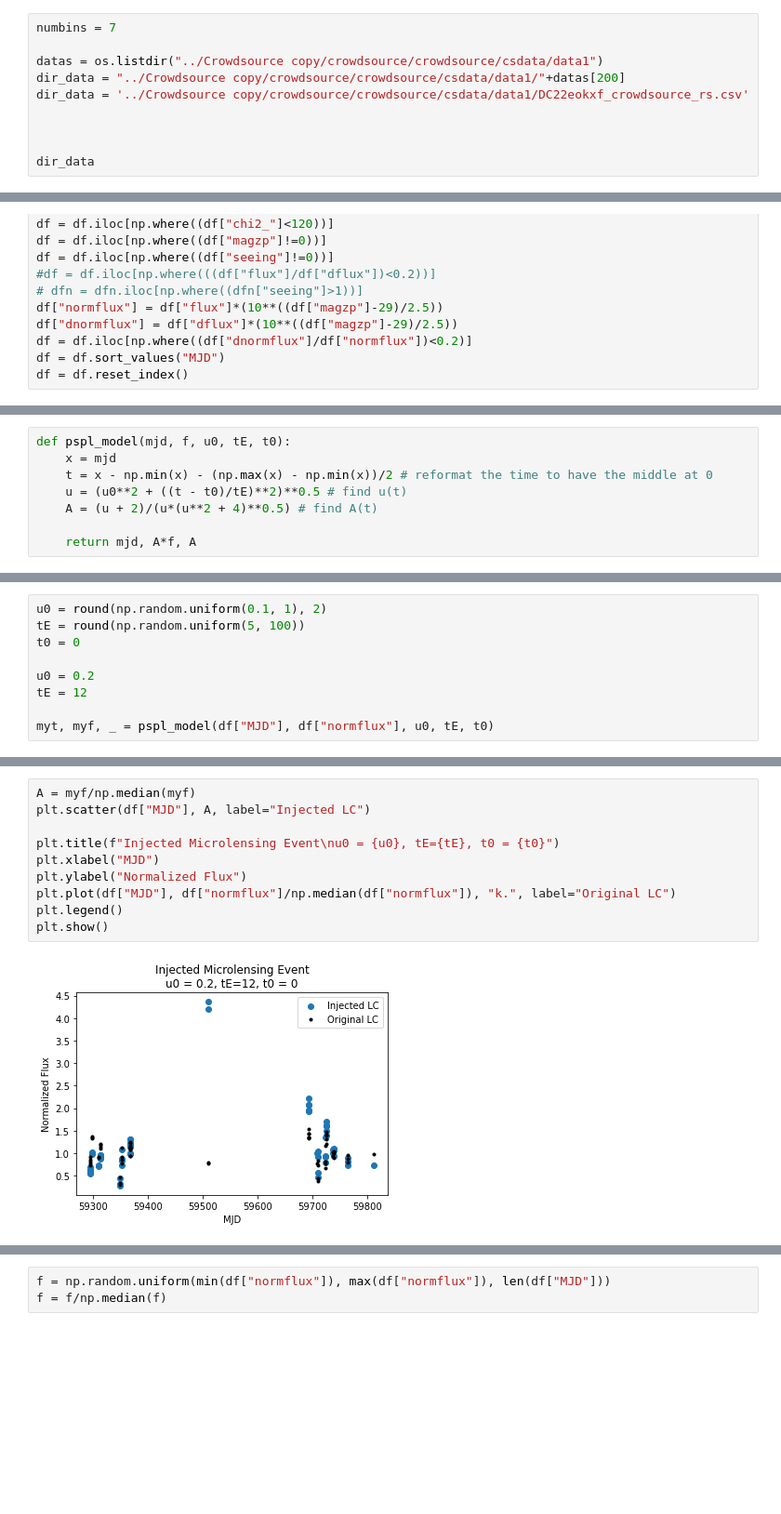
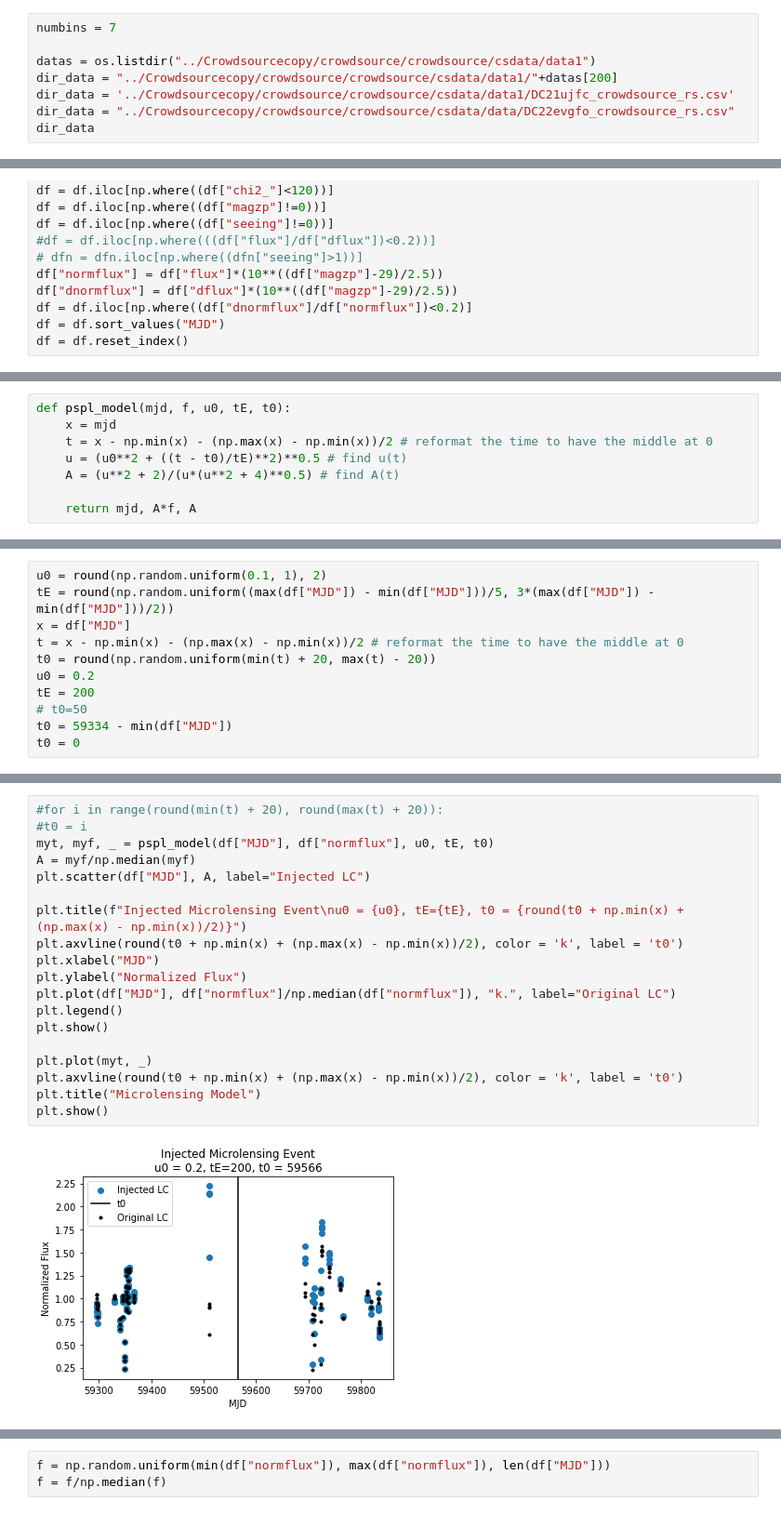
Before and after one commit to GarimaPrabhakar/microlensing-rf-toy, a Jupyter notebook: pspl_and_adjacency_matrix.ipynb, the cells around one changed output, grey strips where cells are left out. Shown at 93% size. Cells and saved outputs as stored; diff of their text form; blank space fills up the shorter version.

```diff
--- a/pspl_and_adjacency_matrix.ipynb
+++ b/pspl_and_adjacency_matrix.ipynb
@@ -25,11 +25,9 @@ def getam(numbins, f, x):
 # %%
 numbins = 7
 
-datas = os.listdir("../Crowdsource copy/crowdsource/crowdsource/csdata/data1")
-dir_data = "../Crowdsource copy/crowdsource/crowdsource/csdata/data1/"+datas[200]
-dir_data = '../Crowdsource copy/crowdsource/crowdsource/csdata/data1/DC22eokxf_crowdsource_rs.csv'
-
-
-
+datas = os.listdir("../Crowdsourcecopy/crowdsource/crowdsource/csdata/data1")
+dir_data = "../Crowdsourcecopy/crowdsource/crowdsource/csdata/data1/"+datas[200]
+dir_data = '../Crowdsourcecopy/crowdsource/crowdsource/csdata/data1/DC21ujfc_crowdsource_rs.csv'
+dir_data = "../Crowdsourcecopy/crowdsource/crowdsource/csdata/data/DC22evgfo_crowdsource_rs.csv"
 dir_data
 # %% [output]
@@ -79,7 +79,7 @@ def pspl_model(mjd, f, u0, tE, t0):
     x = mjd
     t = x - np.min(x) - (np.max(x) - np.min(x))/2 # reformat the time to have the middle at 0
     u = (u0**2 + ((t - t0)/tE)**2)**0.5 # find u(t)
-    A = (u + 2)/(u*(u**2 + 4)**0.5) # find A(t)
+    A = (u**2 + 2)/(u*(u**2 + 4)**0.5) # find A(t)
 
     return mjd, A*f, A
 # %%
@@ -104,9 +104,11 @@ Text(0.5, 1.0, 'Natural Log Adjacency Matrix for Raw Light Curve')
 # %%
 u0 = round(np.random.uniform(0.1, 1), 2)
-tE = round(np.random.uniform(5, 100))
+tE = round(np.random.uniform((max(df["MJD"]) - min(df["MJD"]))/5, 3*(max(df["MJD"]) - min(df["MJD"]))/2))
+x = df["MJD"]
+t = x - np.min(x) - (np.max(x) - np.min(x))/2 # reformat the time to have the middle at 0
+t0 = round(np.random.uniform(min(t) + 20, max(t) - 20))
+u0 = 0.2
+tE = 200
+# t0=50
+t0 = 59334 - min(df["MJD"])
 t0 = 0
-
-u0 = 0.2
-tE = 12
-
-myt, myf, _ = pspl_model(df["MJD"], df["normflux"], u0, tE, t0)
@@ -113,12 +117,21 @@ myt, myf, _ = pspl_model(df["MJD"], df["normflux"], u0, tE, t0)
 # %%
+#for i in range(round(min(t) + 20), round(max(t) + 20)):
+#t0 = i
+myt, myf, _ = pspl_model(df["MJD"], df["normflux"], u0, tE, t0)
 A = myf/np.median(myf)
 plt.scatter(df["MJD"], A, label="Injected LC")
 
-plt.title(f"Injected Microlensing Event\nu0 = {u0}, tE={tE}, t0 = {t0}")
+plt.title(f"Injected Microlensing Event\nu0 = {u0}, tE={tE}, t0 = {round(t0 + np.min(x) + (np.max(x) - np.min(x))/2)}")
+plt.axvline(round(t0 + np.min(x) + (np.max(x) - np.min(x))/2), color = 'k', label = 't0')
 plt.xlabel("MJD")
 plt.ylabel("Normalized Flux")
 plt.plot(df["MJD"], df["normflux"]/np.median(df["normflux"]), "k.", label="Original LC")
 plt.legend()
 plt.show()
+
+plt.plot(myt, _)
+plt.axvline(round(t0 + np.min(x) + (np.max(x) - np.min(x))/2), color = 'k', label = 't0')
+plt.title("Microlensing Model")
+plt.show()
 # %% [output]
-[figure, old version]
+[figure, new version]
```
Also changed, not shown: parts of 20 cells of this notebook, 39 other files.
